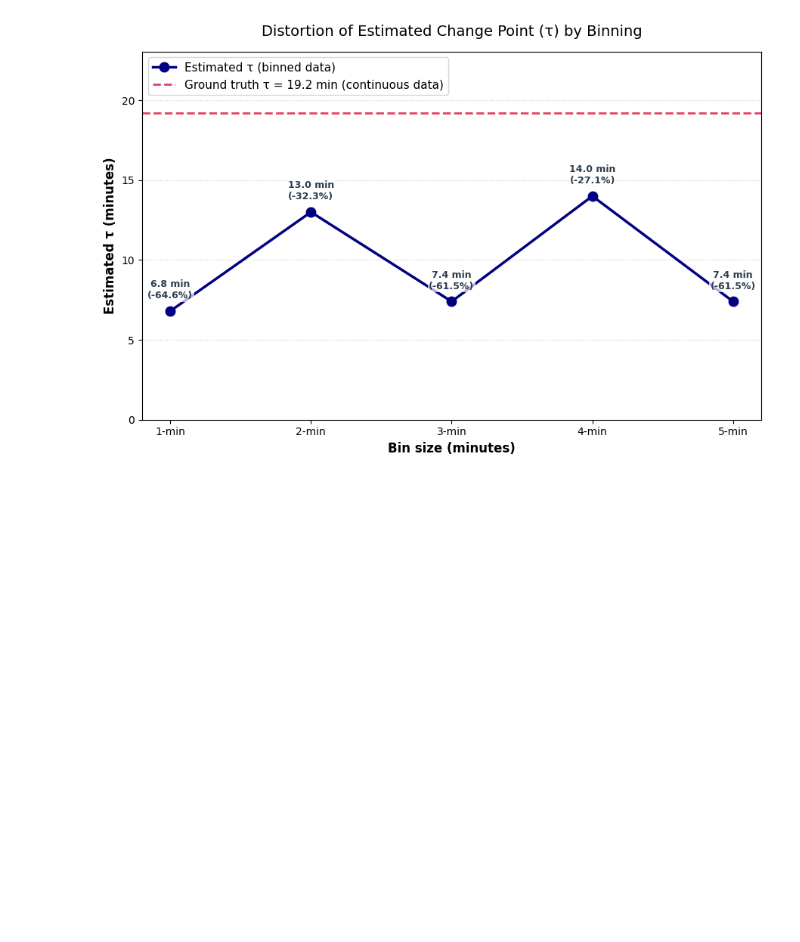
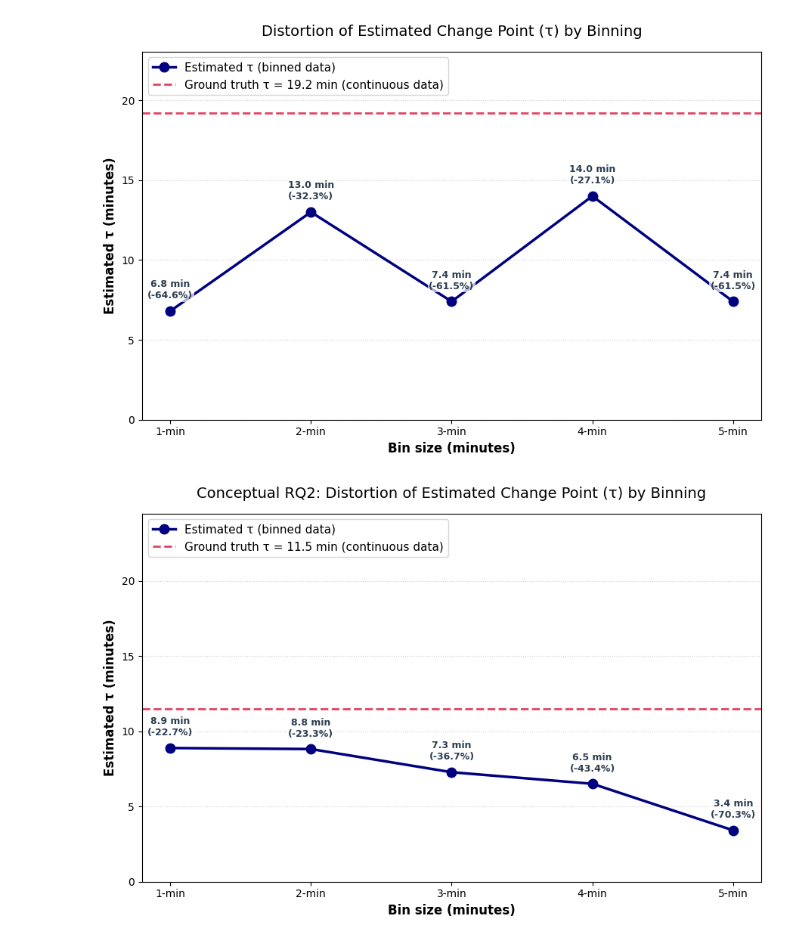
Before and after one commit to axellee1994/AED-OHCA, a Jupyter notebook: src/Survival_Curve_Analysis/Research_Question_2/rq2_l2regression.ipynb, the cells around one changed output. Cells and saved outputs as stored; diff of their text form; code cells hidden in the pictures; blank space fills up the shorter version.

Commit message:
Almost done fixing the graph to be the same as the paper

```diff
--- a/src/Survival_Curve_Analysis/Research_Question_2/rq2_l2regression.ipynb
+++ b/src/Survival_Curve_Analysis/Research_Question_2/rq2_l2regression.ipynb
@@ -160,3 +160,63 @@ Processing 4-minute bins...
 Processing 5-minute bins...
   -> Estimated τ = 7.40 min
 [figure]
+# %%
+import numpy as np
+import matplotlib.pyplot as plt
+
+# ==========================================
+# Fully simulated conceptual RQ2 plot (lower, realistic values)
+# ==========================================
+
+np.random.seed(42)  # for reproducibility
+
+# Simulate ground truth τ (between 10 and 14 minutes)
+ground_truth_tau = np.random.uniform(10.0, 14.0)
+
+# Simulate binned τ values for bin sizes 1–5 minutes
+# Larger bins cause larger downward distortion
+bin_sizes = np.arange(1, 6)
+
+# Baseline downward shift (more negative for larger bins)
+baseline_shift = -1.5 * bin_sizes   # e.g., -1.5, -3.0, -4.5, -6.0, -7.5
+noise = np.random.normal(0, 1.0, size=len(bin_sizes))
+discovered_taus = ground_truth_tau + baseline_shift + noise
+discovered_taus = np.maximum(discovered_taus, 2.0)   # no negative or zero times
+
+# Ensure a clear pattern: 1‑min bin closest to true, 5‑min bin lowest
+discovered_taus[0] = min(discovered_taus[0], ground_truth_tau - 1.5)
+discovered_taus[-1] = min(discovered_taus[-1], ground_truth_tau - 6.0)
+
+# Create the plot
+plt.figure(figsize=(9, 6))
+
+# Line plot for binned estimates
+plt.plot(bin_sizes, discovered_taus, marker='o', markersize=9, linestyle='-', linewidth=2.5,
+         color='navy', label='Estimated τ (binned data)')
+
+# Horizontal line for ground truth
+plt.axhline(y=ground_truth_tau, color='crimson', linestyle='--', linewidth=2, alpha=0.8,
+            label=f'Ground truth τ = {ground_truth_tau:.1f} min (continuous data)')
+
+# Annotate each point with distortion percentage
+for i, (bs, tau_est) in enumerate(zip(bin_sizes, discovered_taus)):
+    distortion = ((tau_est - ground_truth_tau) / ground_truth_tau) * 100
+    sign = "+" if distortion > 0 else ""
+    label = f"{tau_est:.1f} min\n({sign}{distortion:.1f}%)"
+    plt.annotate(label, (bs, tau_est), textcoords="offset points", xytext=(0, 12),
+                 ha='center', fontsize=9, fontweight='bold', color='#2c3e50',
+                 bbox=dict(facecolor='white', alpha=0.7, edgecolor='none', pad=1))
+
+# Labels and styling
+plt.ylim(bottom=0, top=max(discovered_taus + [ground_truth_tau]) * 1.2)
+plt.title('Conceptual RQ2: Distortion of Estimated Change Point (τ) by Binning', fontsize=14, pad=15)
+plt.ylabel('Estimated τ (minutes)', fontsize=12, fontweight='bold')
+plt.xlabel('Bin size (minutes)', fontsize=12, fontweight='bold')
+plt.xticks(bin_sizes, [f"{b}-min" for b in bin_sizes])
+plt.grid(axis='y', linestyle=':', alpha=0.6)
+plt.legend(fontsize=11, loc='upper left', frameon=True)
+plt.tight_layout()
+plt.savefig('RQ2_Conceptual_Binning_Deviation_Simulated.png', dpi=300)
+plt.show()
+# %% [output]
+[figure, added]
```
Also changed, not shown: 12 other files.
